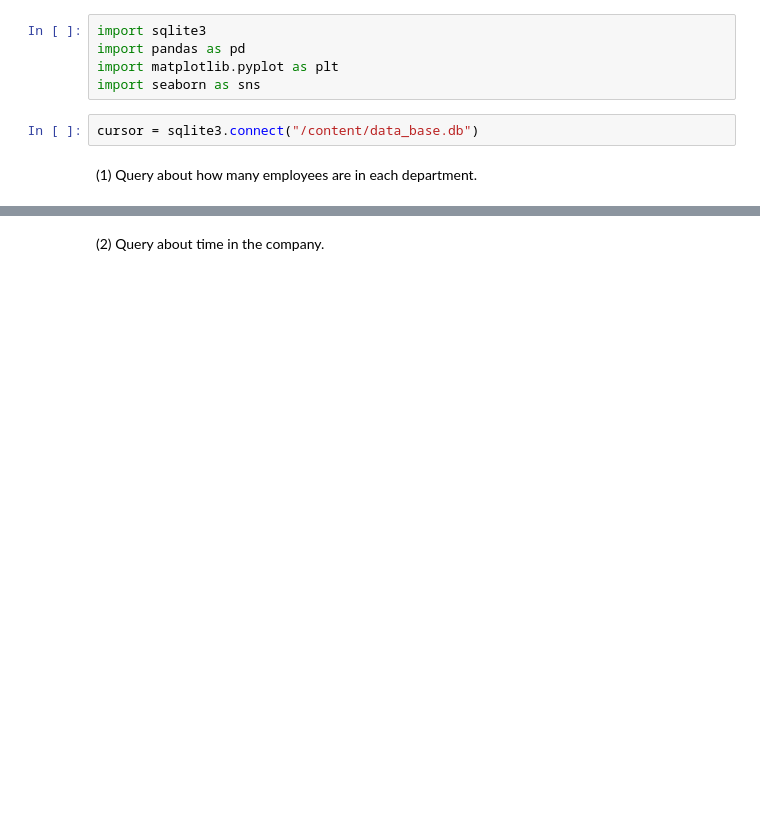
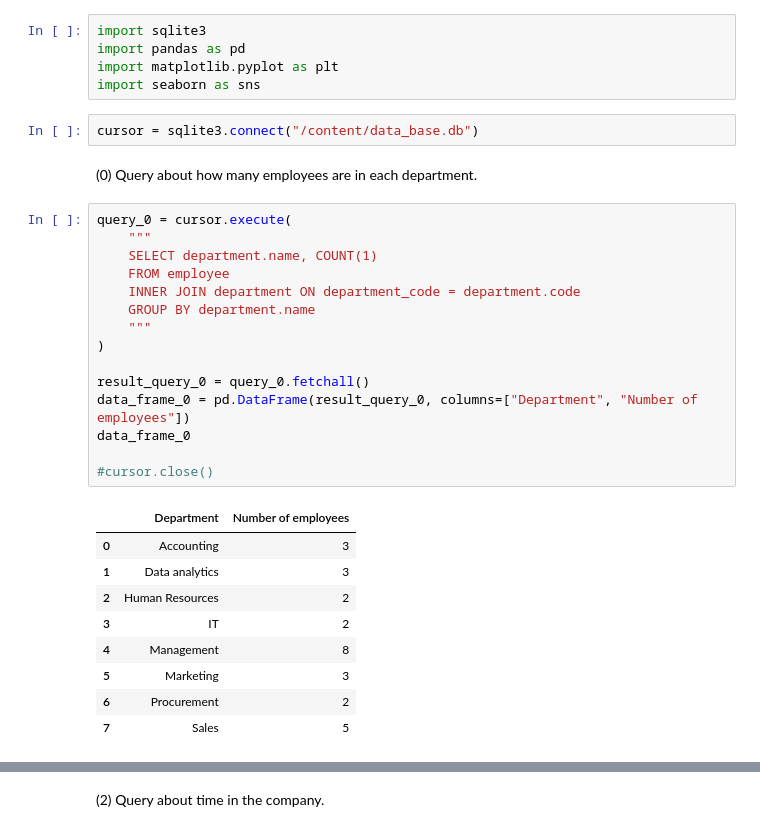
Before and after one commit to leonellee1988/Company_db_SQL, a Jupyter notebook: queries_26092023.ipynb, the cells around one changed output, grey strips where cells are left out. Drawn from its saved outputs; the diff is of its cells as text; blank space fills up the shorter version.

```diff
--- a/queries_26092023.ipynb
+++ b/queries_26092023.ipynb
@@ -6,4 +6,29 @@ import seaborn as sns
 # %%
 cursor = sqlite3.connect("/content/data_base.db")
 # %% [markdown]
-(1) Query about how many employees are in each department.
+(0) Query about how many employees are in each department.
+# %%
+query_0 = cursor.execute(
+    """
+    SELECT department.name, COUNT(1)
+    FROM employee
+    INNER JOIN department ON department_code = department.code
+    GROUP BY department.name
+    """
+)
+
+result_query_0 = query_0.fetchall()
+data_frame_0 = pd.DataFrame(result_query_0, columns=["Department", "Number of employees"])
+data_frame_0
+
+#cursor.close()
+# %% [output]
+|  | Department | Number of employees |
+| 0 | Accounting | 3 |
+| 1 | Data analytics | 3 |
+| 2 | Human Resources | 2 |
+| 3 | IT | 2 |
+| 4 | Management | 8 |
+| 5 | Marketing | 3 |
+| 6 | Procurement | 2 |
+| 7 | Sales | 5 |
```
Also changed, not shown: parts of 29 cells of this notebook.
